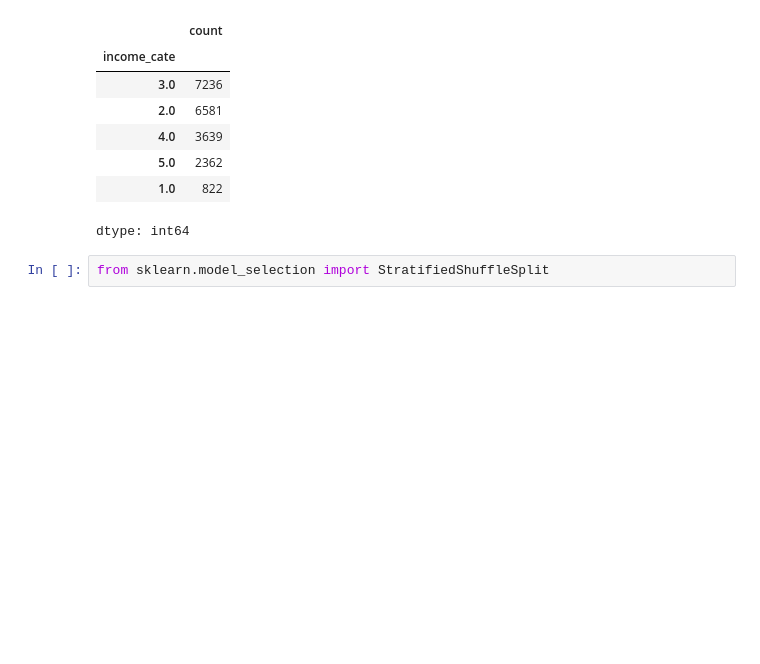
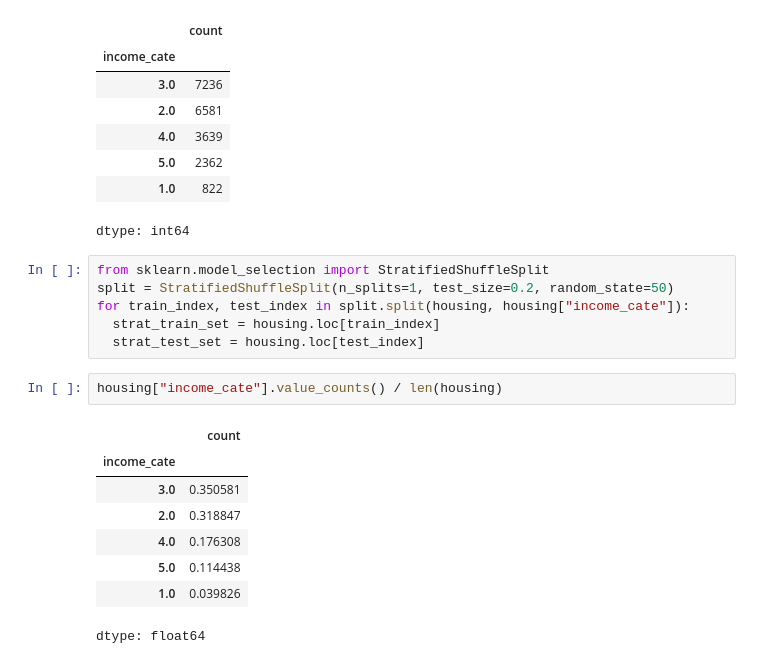
Before and after one commit to Aniebiet1/ML_models, a Jupyter notebook: califonia_housepricing.ipynb, the cells around one changed output. Cells and saved outputs as stored; diff of their text form; blank space fills up the shorter version.

```diff
--- a/califonia_housepricing.ipynb
+++ b/califonia_housepricing.ipynb
@@ -137,5 +137,20 @@ housing["income_cate"].value_counts()
 | 5.0 | 2362 |
 | 1.0 | 822 |
 dtype: int64
-# %%
-from sklearn.model_selection import StratifiedShuffleSplit
+# %%
+from sklearn.model_selection import StratifiedShuffleSplit
+split = StratifiedShuffleSplit(n_splits=1, test_size=0.2, random_state=50)
+for train_index, test_index in split.split(housing, housing["income_cate"]):
+  strat_train_set = housing.loc[train_index]
+  strat_test_set = housing.loc[test_index]
+# %%
+housing["income_cate"].value_counts() / len(housing)
+# %% [output]
+|  | count |
+| income_cate |  |
+| 3.0 | 0.350581 |
+| 2.0 | 0.318847 |
+| 4.0 | 0.176308 |
+| 5.0 | 0.114438 |
+| 1.0 | 0.039826 |
+dtype: float64
```
Also changed, not shown: parts of 6 cells of this notebook.
